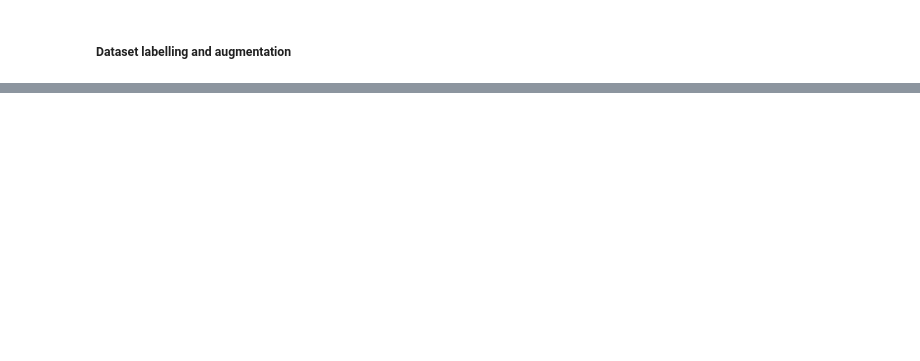
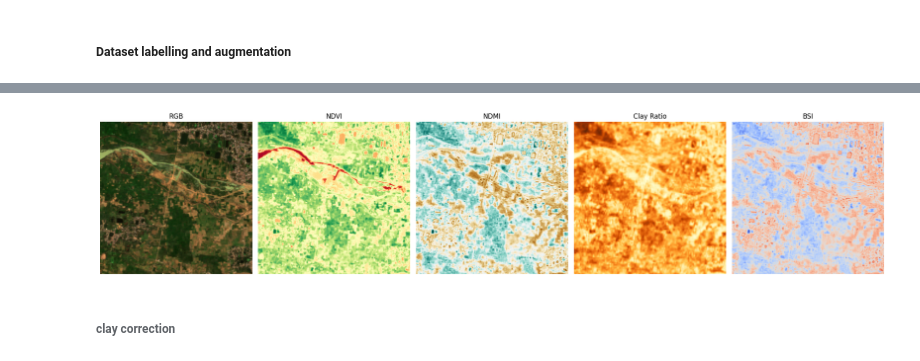
Before and after one commit to Souvik-Dutta12/Final-Yr-Project, a Jupyter notebook: soil_type_classification/models/soil_type_classification.ipynb, the cells around one changed output, grey strips where cells are left out. Cells and saved outputs as stored; diff of their text form; code cells hidden in the pictures; blank space fills up the shorter version.

```diff
--- a/soil_type_classification/models/soil_type_classification.ipynb
+++ b/soil_type_classification/models/soil_type_classification.ipynb
@@ -493,0 +759,4 @@ urn:ogc:def:crs:EPSG::3857
+# %%
+import h5py
+file = h5py.File(FILE, "r")
+print(list(file.keys()))
@@ -493,0 +765,5 @@ urn:ogc:def:crs:EPSG::3857
+# %%
+patches = file["patches"]
+coords = file["coords"]
+indices = file["indices"]
+print(patches.shape,indices.shape)
@@ -493,0 +814,58 @@ urn:ogc:def:crs:EPSG::3857
+# %%
+import matplotlib.pyplot as plt
+import h5py
+import numpy as np
+
+with h5py.File(FILE, "r") as f:
+    patch = f["patches"][2000].astype(np.float32)
+    indices = f["indices"][2000].astype(np.float32)
+
+# ----- RGB -----
+rgb = np.stack([
+    patch[2],  # Red (B04)
+    patch[1],  # Green (B03)
+    patch[0],  # Blue (B02)
+], axis=-1)
+
+rgb = (rgb - np.nanmin(rgb)) / (np.nanmax(rgb) - np.nanmin(rgb) + 1e-6)
+
+# ----- Indices -----
+ndvi = indices[0]
+ndmi = indices[1]
+clay = indices[2]
+bsi  = indices[3]
+
+# ----- Plot all (5 images) -----
+fig, axes = plt.subplots(1, 5, figsize=(20, 5))
+
+# RGB
+axes[0].imshow(rgb)
+axes[0].set_title("RGB")
+axes[0].axis("off")
+
+# NDVI
+im1 = axes[1].imshow(ndvi, cmap="RdYlGn")
+axes[1].set_title("NDVI")
+axes[1].axis("off")
+
+# NDMI
+im2 = axes[2].imshow(ndmi, cmap="BrBG")
+axes[2].set_title("NDMI")
+axes[2].axis("off")
+
+# CLAY RATIO
+im3 = axes[3].imshow(clay, cmap="YlOrBr")
+axes[3].set_title("Clay Ratio")
+axes[3].axis("off")
+
+# BSI
+im4 = axes[4].imshow(bsi, cmap="coolwarm")
+axes[4].set_title("BSI")
+axes[4].axis("off")
+
+plt.tight_layout()
+plt.show()
+# %% [output]
+[figure, added]
+# %% [markdown]
+###### clay correction
```
Also changed, not shown: parts of 77 cells of this notebook, 3 other files.
